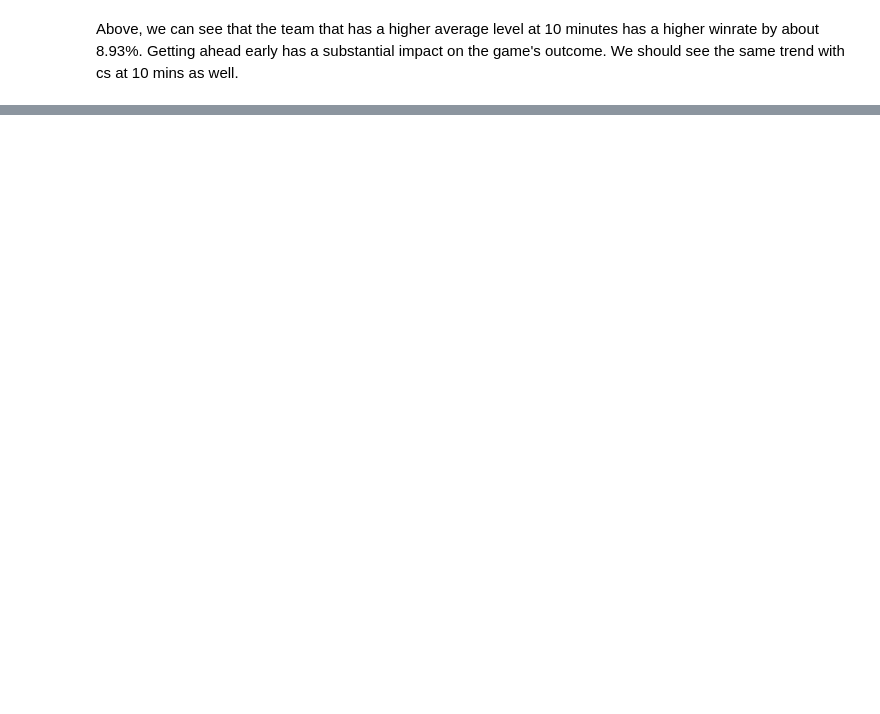
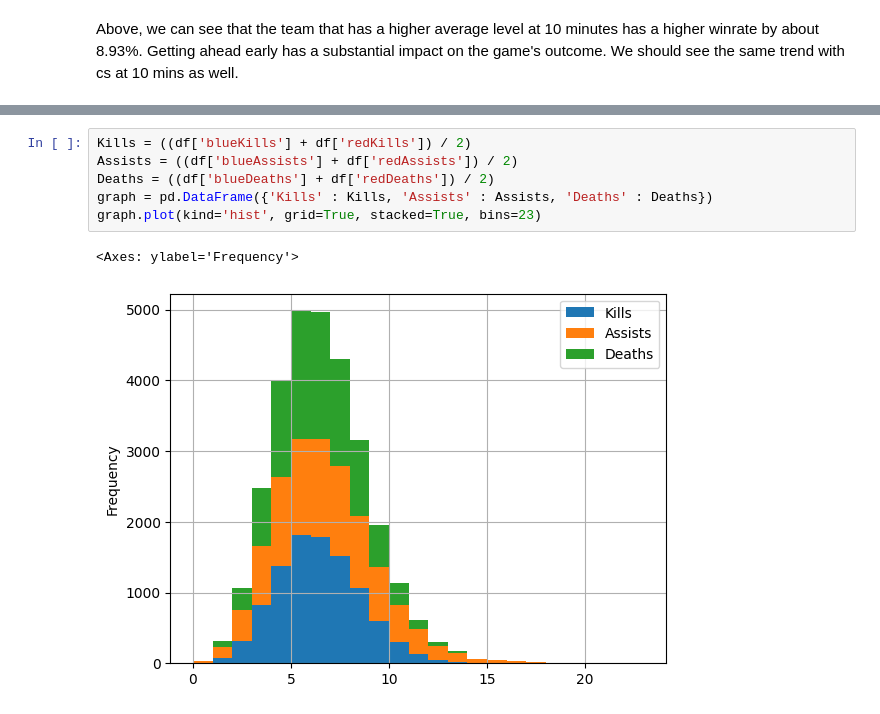
Before and after one commit to JanoKasu/Jupyter-Practice, a Jupyter notebook: main.ipynb, the cells around one changed output, grey strips where cells are left out. Drawn from its saved outputs; the diff is of its cells as text; blank space fills up the shorter version.

```diff
--- a/main.ipynb
+++ b/main.ipynb
@@ -148,0 +293,9 @@ True                    3576               1353
+# %%
+Kills = ((df['blueKills'] + df['redKills']) / 2)
+Assists = ((df['blueAssists'] + df['redAssists']) / 2)
+Deaths = ((df['blueDeaths'] + df['redDeaths']) / 2)
+graph = pd.DataFrame({'Kills' : Kills, 'Assists' : Assists, 'Deaths' : Deaths})
+graph.plot(kind='hist', grid=True, stacked=True, bins=23)
+# %% [output]
+<Axes: ylabel='Frequency'>
+[figure, added]
```
Also changed, not shown: parts of 37 cells of this notebook.
